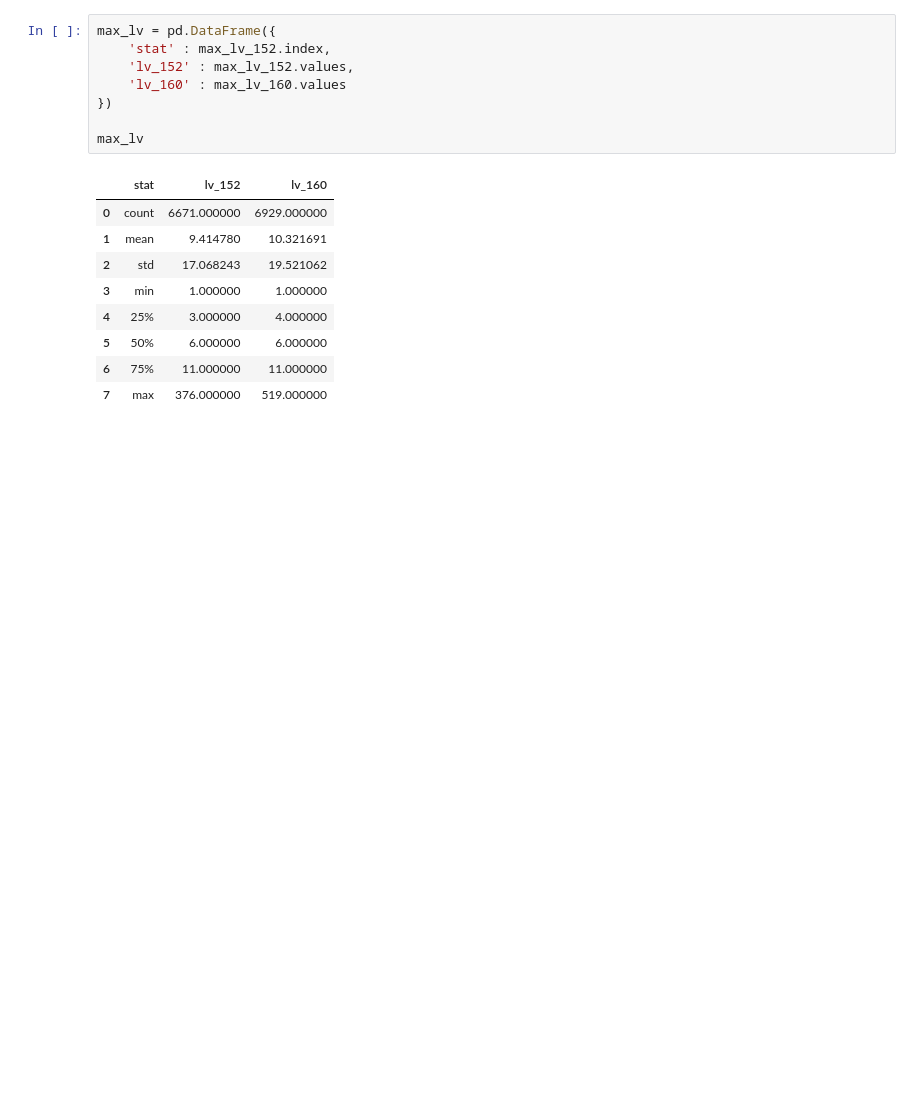
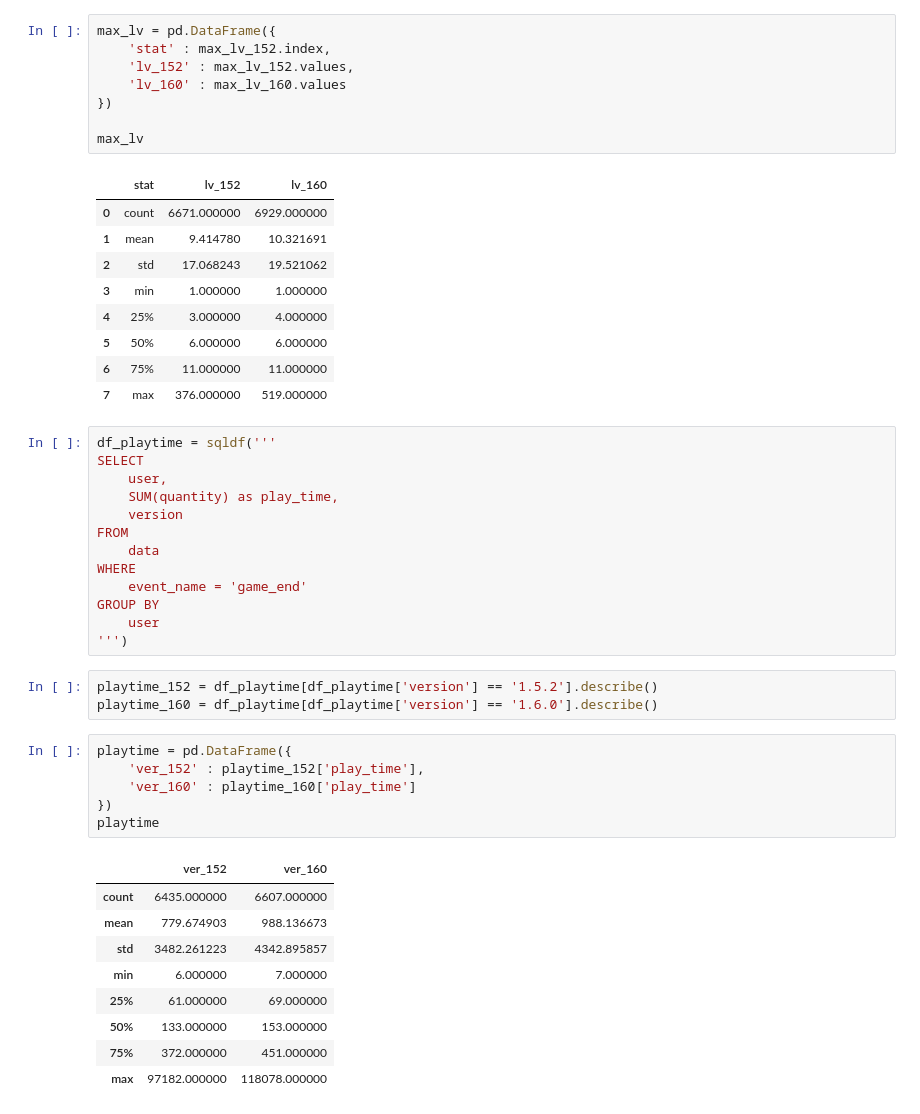
Before and after one commit to theb40/SQL_pandas, a Jupyter notebook: Analytical query document.ipynb, the cells around one changed output. Drawn from its saved outputs; the diff is of its cells as text; blank space fills up the shorter version.

```diff
--- a/test_query.ipynb
+++ b/Analytical query document.ipynb
@@ -193,3 +193,35 @@ max_lv
 | 5 | 50% | 6.000000 | 6.000000 |
 | 6 | 75% | 11.000000 | 11.000000 |
 | 7 | max | 376.000000 | 519.000000 |
+# %%
+df_playtime = sqldf('''
+SELECT
+    user,
+    SUM(quantity) as play_time,
+    version
+FROM
+    data
+WHERE
+    event_name = 'game_end'
+GROUP BY
+    user
+''')
+# %%
+playtime_152 = df_playtime[df_playtime['version'] == '1.5.2'].describe()
+playtime_160 = df_playtime[df_playtime['version'] == '1.6.0'].describe()
+# %%
+playtime = pd.DataFrame({
+    'ver_152' : playtime_152['play_time'],
+    'ver_160' : playtime_160['play_time']
+})
+playtime
+# %% [output]
+|  | ver_152 | ver_160 |
+| count | 6435.000000 | 6607.000000 |
+| mean | 779.674903 | 988.136673 |
+| std | 3482.261223 | 4342.895857 |
+| min | 6.000000 | 7.000000 |
+| 25% | 61.000000 | 69.000000 |
+| 50% | 133.000000 | 153.000000 |
+| 75% | 372.000000 | 451.000000 |
+| max | 97182.000000 | 118078.000000 |
```
Also changed, not shown: parts of 3 cells of this notebook, 1 other file.
